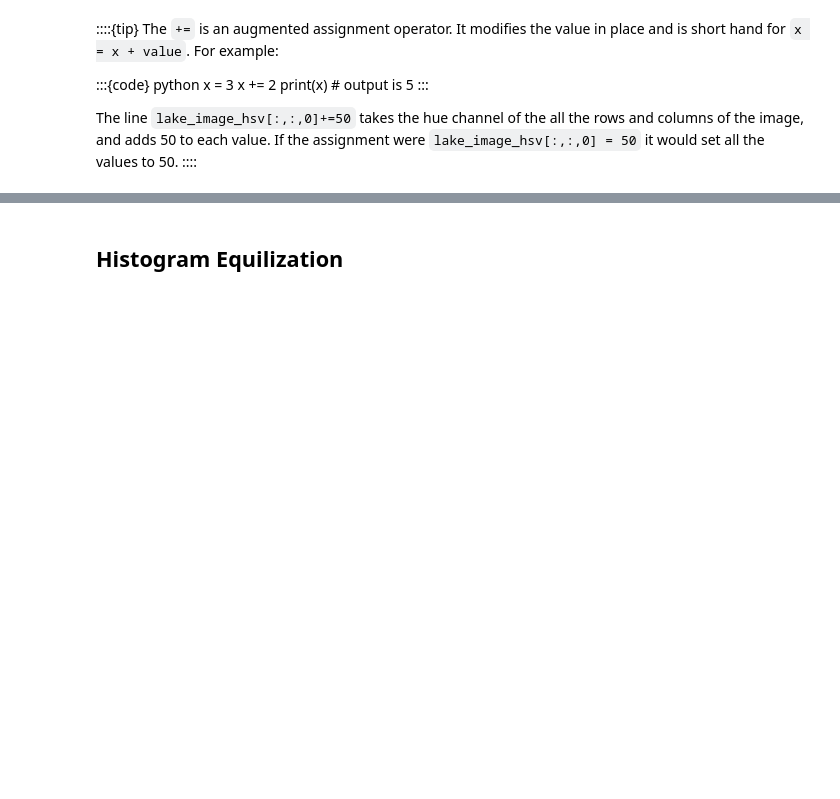
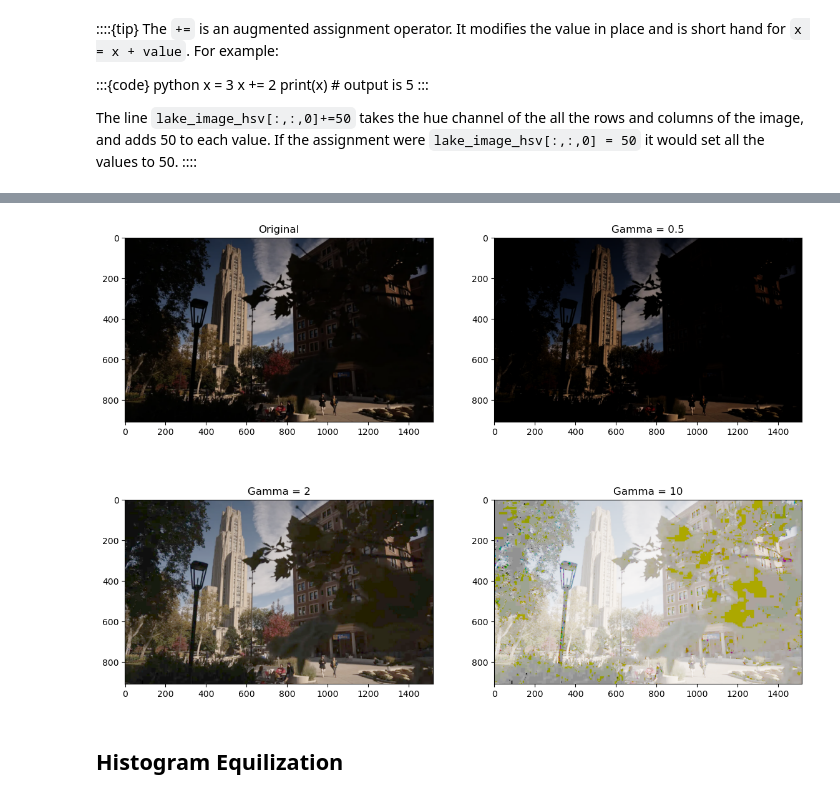
Before and after one commit to jacob-cunningham-ds/ece_2390, a Jupyter notebook: notes/03_lecture.ipynb, the cells around one changed output, grey strips where cells are left out. Saved outputs shown, nothing was run; the diff lists cells and outputs as text; code cells hidden in the pictures; blank space fills up the shorter version.

```diff
--- a/notes/03_lecture.ipynb
+++ b/notes/03_lecture.ipynb
@@ -98,3 +110,32 @@ The line `lake_image_hsv[:,:,0]+=50` takes the hue channel of the all the rows a
+# %%
+# read the images
+campus_img = cv2.imread(os.path.relpath('assets/PittCampus_BadContrast.png'), cv2.IMREAD_COLOR)
+
+# convert the images
+campus_img_gray = cv2.cvtColor(campus_img, cv2.COLOR_BGR2GRAY)
+campus_img_rgb = cv2.cvtColor(campus_img, cv2.COLOR_BGR2RGB)
+
+# gamma correction function
+def gamma_correct(img, gamma):
+    norm_img = img / 255.0
+    correct_img = np.power(norm_img, 1 / gamma)
+    correct_img = np.uint8(correct_img * 255)
+    return correct_img
+
+# apply various gamma corrections
+campus_img_gp5 = gamma_correct(campus_img_rgb, 0.5)
+campus_img_g2 = gamma_correct(campus_img_rgb, 2)
+campus_img_g10 = gamma_correct(campus_img_rgb, 10)
+
+# show the images
+plt.figure(figsize=[14, 10])
+plt.subplot(221); plt.imshow(campus_img_rgb); plt.title('Original')
+plt.subplot(222); plt.imshow(campus_img_gp5); plt.title('Gamma = 0.5')
+plt.subplot(223); plt.imshow(campus_img_g2); plt.title('Gamma = 2')
+plt.subplot(224); plt.imshow(campus_img_g10); plt.title('Gamma = 10')
+plt.show()
+# %% [output]
+[figure, added]
 # %% [markdown]
 ## Histogram Equilization
 # %% [markdown]
```
Also changed, not shown: parts of 6 cells of this notebook, 1 other file.
